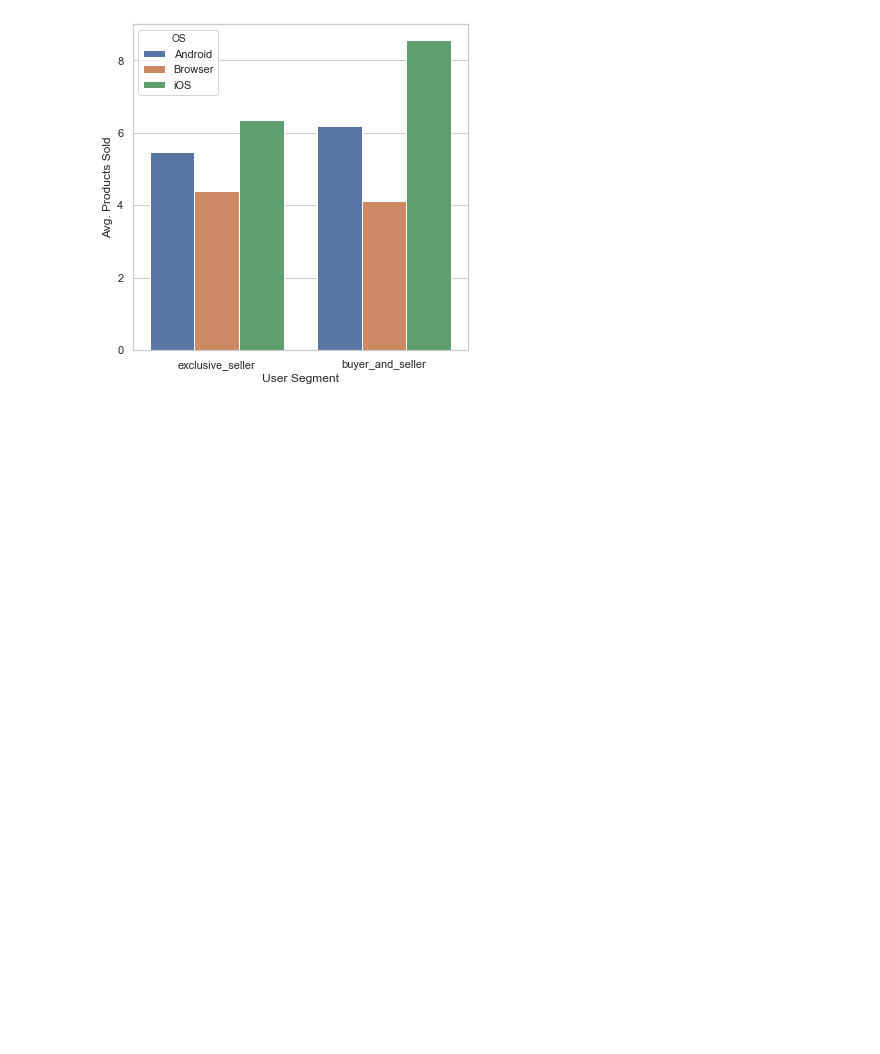
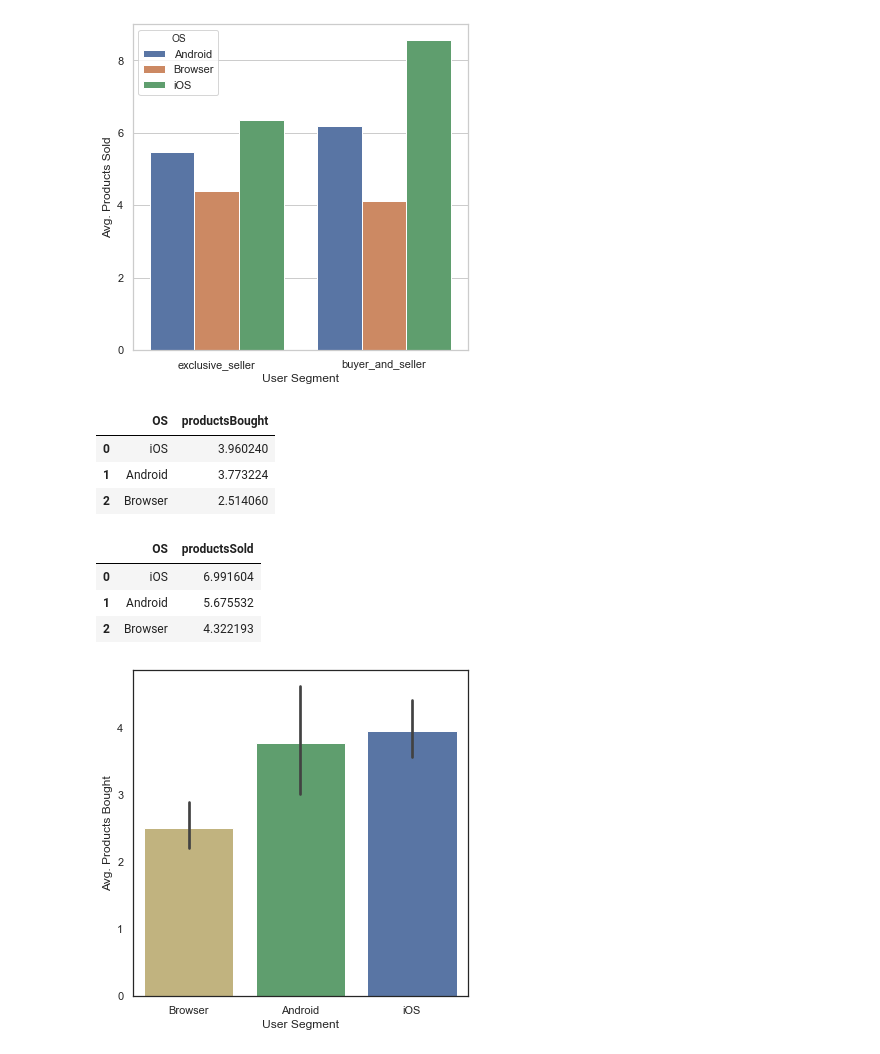
Before and after one commit to brianm3y3r/project_curry, a Jupyter notebook: Brian/Plotting_Brian.ipynb, the cells around one changed output. Cells and saved outputs as stored; diff of their text form; code cells hidden in the pictures; blank space fills up the shorter version.

```diff
--- a/Brian/Plotting_Brian.ipynb
+++ b/Brian/Plotting_Brian.ipynb
@@ -22,3 +22,7 @@ df_active
 | 22286 | 98901 | 7257878909040060228 | user | Espagne | es | 3 | 8 | ... |
 | 22287 | 98905 | 3164321379397826945 | user | Etats-Unis | en | 3 | 8 | ... |
 22288 rows × 28 columns
+# %%
+# Creating DF only with buyers and sellers
+df_buyers = df_active.loc[((df_active["productsBought"]>=1))&(df_active["OS"]!="Both Apps")]
+df_buyers
@@ -151,3 +194,32 @@ sns.set(style="whitegrid");
 ax.set(xlabel='User Segment', ylabel='Avg. Products Sold');
 # %% [output]
 [figure]
+# %%
+# Making the DF only for buyers
+df_avg_buyers = (df_buyers.groupby(["OS"]).agg({"productsBought":"mean"}).sort_values(["productsBought"], ascending=False).reset_index())
+df_avg_buyers
+# %% [output]
+|  | OS | productsBought |
+| 0 | iOS | 3.960240 |
+| 1 | Android | 3.773224 |
+| 2 | Browser | 2.514060 |
+# %%
+# Making the DF only for Sellers
+df_avg_sellers = (df_sellers.groupby(["OS"]).agg({"productsSold":"mean"}).sort_values(["productsSold"], ascending=False).reset_index())
+df_avg_sellers
+# %% [output]
+|  | OS | productsSold |
+| 0 | iOS | 6.991604 |
+| 1 | Android | 5.675532 |
+| 2 | Browser | 4.322193 |
+# %%
+# Plotting Only-Buyers OS Means with CI
+fig, ax = plt.subplots(figsize=(6,6))
+sns.set_color_codes("muted")
+palette={"Android":"g","Browser":"y","iOS":"b"}
+sns.set(style="white")
+
+sns.barplot(data=df_buyers,x="OS",y="productsBought", ax=ax, palette=palette);
+ax.set(xlabel='User Segment', ylabel='Avg. Products Bought');
+# %% [output]
+[figure, added]
```
Also changed, not shown: parts of 7 cells of this notebook.
